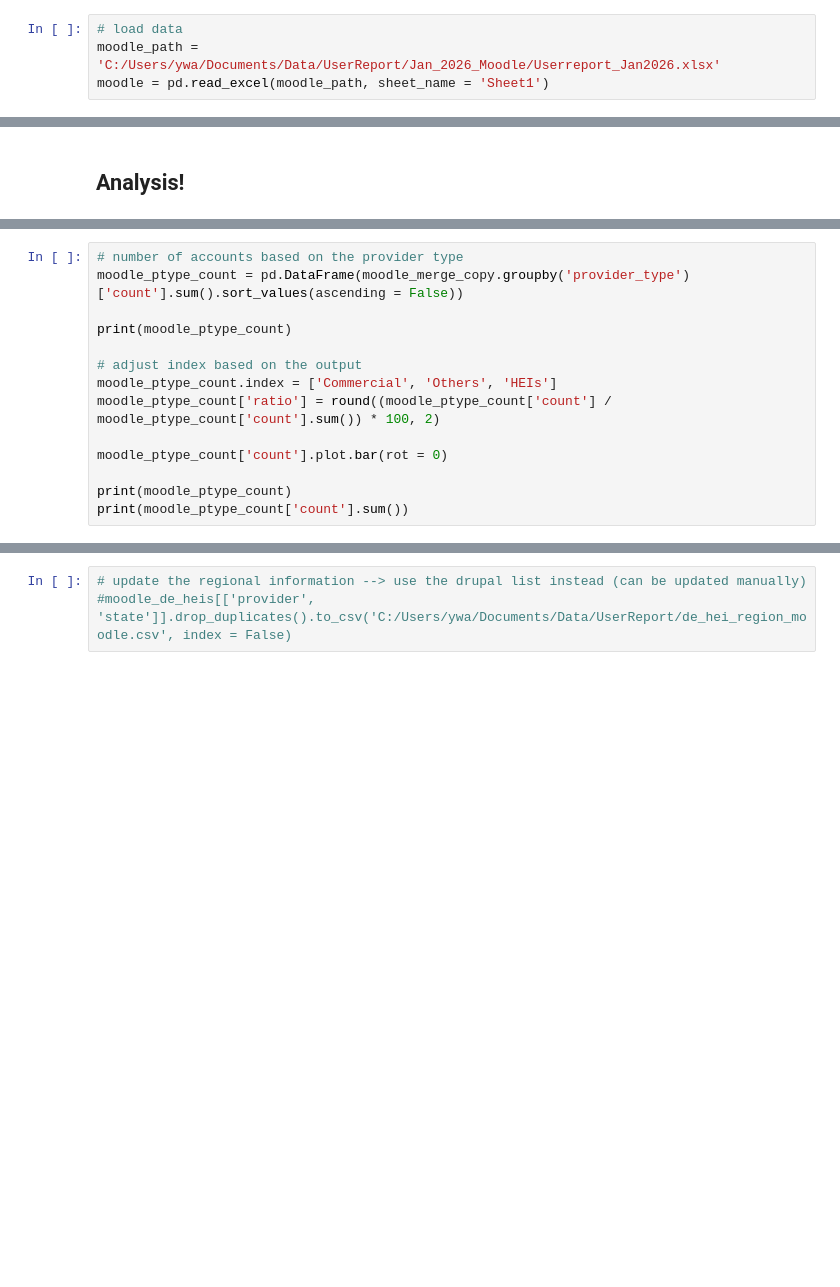
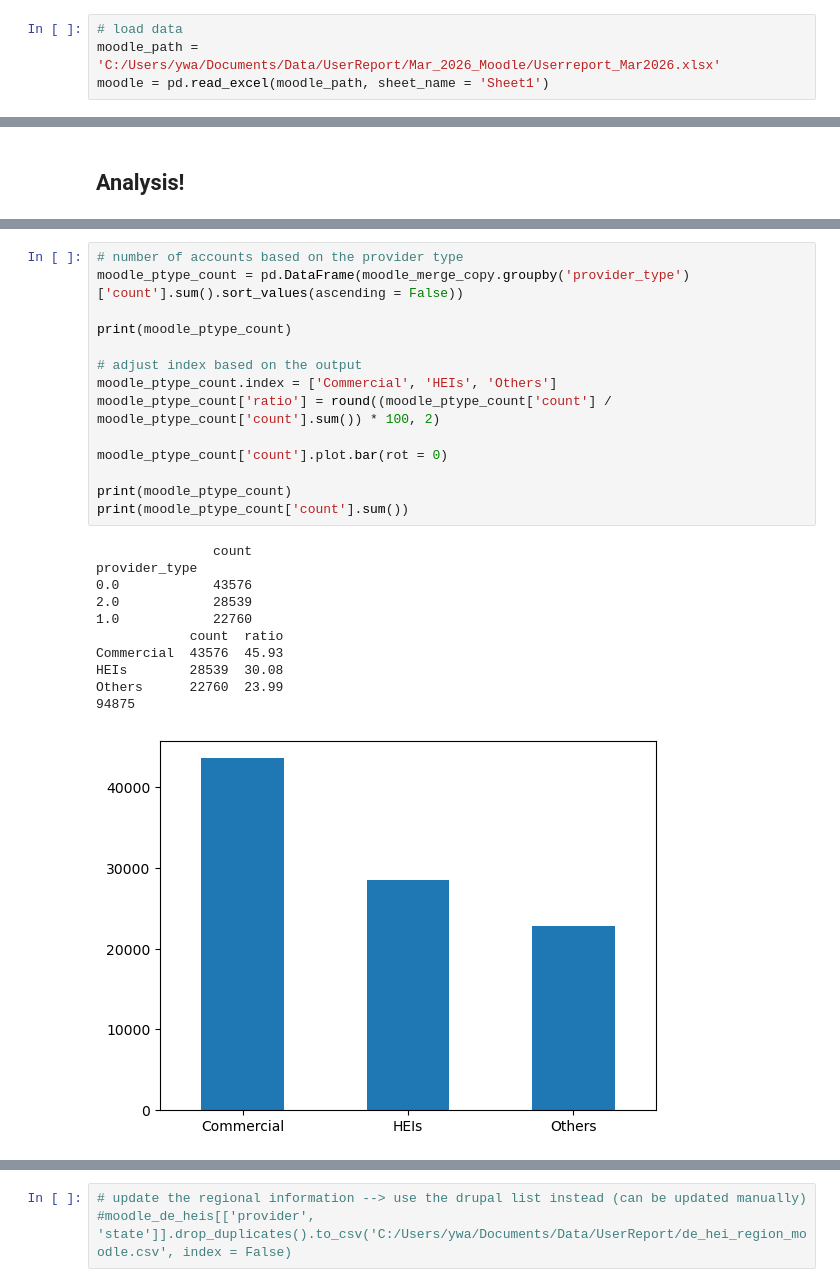
Before and after one commit to LenaAoyamaLawrence/Public-Projects, a Jupyter notebook: HEI Integration_CleanUp.ipynb, the cells around one changed output, grey strips where cells are left out. Drawn from its saved outputs; the diff is of its cells as text; blank space fills up the shorter version.

```diff
--- a/HEI Integration_CleanUp.ipynb
+++ b/HEI Integration_CleanUp.ipynb
@@ -519,7 +893,7 @@ drupal_others.head(50)
 ### Moodle Data Analysis
 # %%
 # load data
-moodle_path = 'C:/Users/ywa/Documents/Data/UserReport/Jan_2026_Moodle/Userreport_Jan2026.xlsx'
+moodle_path = 'C:/Users/ywa/Documents/Data/UserReport/Mar_2026_Moodle/Userreport_Mar2026.xlsx'
 moodle = pd.read_excel(moodle_path, sheet_name = 'Sheet1')
 # %%
 # extract emails
@@ -697,17 +1190,29 @@ moodle_merge_copy.head(15)
 # %%
 # number of accounts based on the provider type
 moodle_ptype_count = pd.DataFrame(moodle_merge_copy.groupby('provider_type')['count'].sum().sort_values(ascending = False))
 
 print(moodle_ptype_count)
 
 # adjust index based on the output
-moodle_ptype_count.index = ['Commercial', 'Others', 'HEIs']
+moodle_ptype_count.index = ['Commercial', 'HEIs', 'Others']
 moodle_ptype_count['ratio'] = round((moodle_ptype_count['count'] / moodle_ptype_count['count'].sum()) * 100, 2)
 
 moodle_ptype_count['count'].plot.bar(rot = 0)
 
 print(moodle_ptype_count)
 print(moodle_ptype_count['count'].sum())
+# %% [output]
+               count
+provider_type
+0.0            43576
+2.0            28539
+1.0            22760
+            count  ratio
+Commercial  43576  45.93
+HEIs        28539  30.08
+Others      22760  23.99
+94875
+[figure, added]
 # %%
 # counting the number of domains in different categories
 moodle_unique_domains = moodle_merge_copy['provider_type'].value_counts()
```
Also changed, not shown: parts of 96 cells of this notebook.
